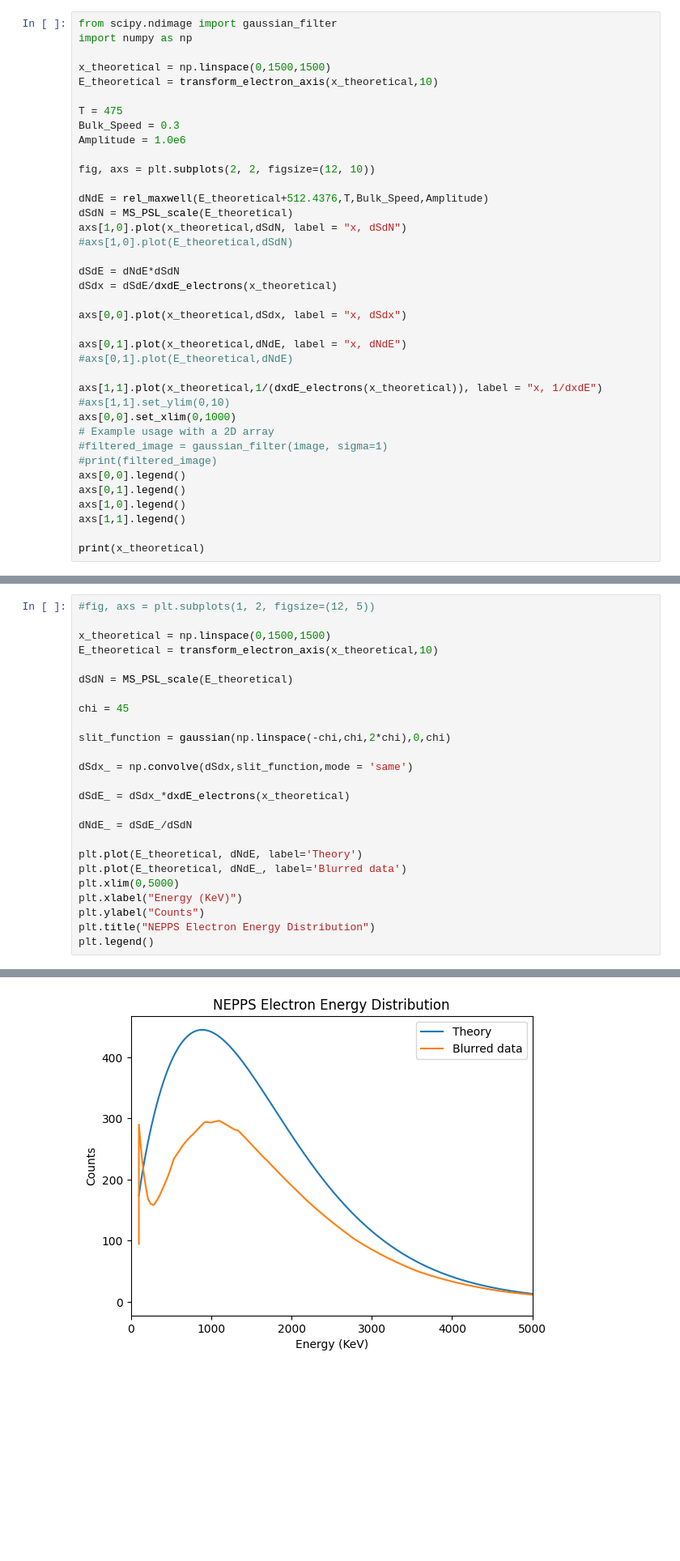
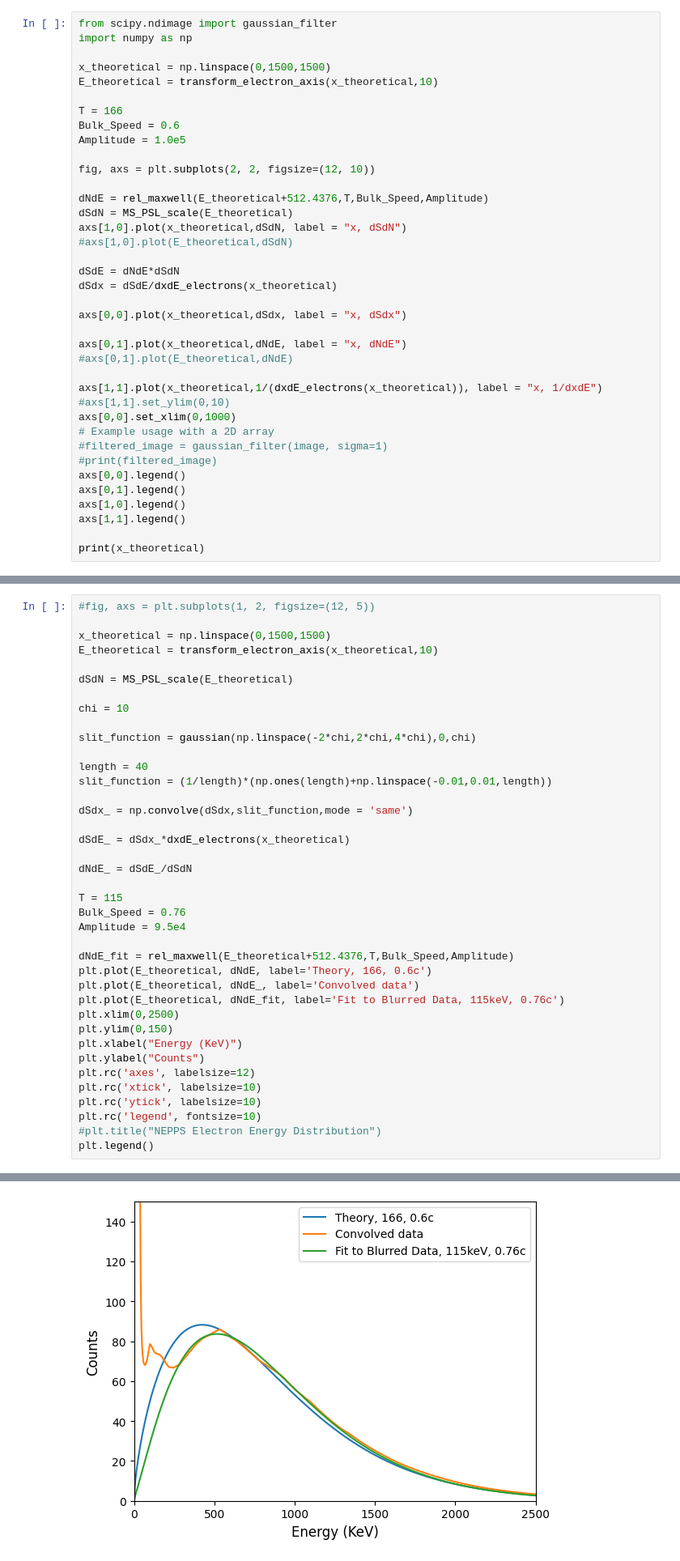
Before and after one commit to Schaeffer-Lab/Dec-2024-Shock-Data, a Jupyter notebook: NEPPS_HDR_Processing.ipynb, the cells around one changed output, grey strips where cells are left out. Shown at 81% size. Saved outputs shown, nothing was run; the diff lists cells and outputs as text; blank space fills up the shorter version.

```diff
--- a/NEPPS_HDR_Processing.ipynb
+++ b/NEPPS_HDR_Processing.ipynb
@@ -396,9 +400,9 @@ import numpy as np
 x_theoretical = np.linspace(0,1500,1500)
 E_theoretical = transform_electron_axis(x_theoretical,10)
 
-T = 475
-Bulk_Speed = 0.3
-Amplitude = 1.0e6
+T = 166
+Bulk_Speed = 0.6
+Amplitude = 1.0e5
 
 fig, axs = plt.subplots(2, 2, figsize=(12, 10))
 
@@ -436,30 +440,44 @@ print(x_theoretical)
 # %%
 #fig, axs = plt.subplots(1, 2, figsize=(12, 5))
 
 x_theoretical = np.linspace(0,1500,1500)
 E_theoretical = transform_electron_axis(x_theoretical,10)
 
 dSdN = MS_PSL_scale(E_theoretical)
 
-chi = 45
+chi = 10
 
-slit_function = gaussian(np.linspace(-chi,chi,2*chi),0,chi)
+slit_function = gaussian(np.linspace(-2*chi,2*chi,4*chi),0,chi)
+
+length = 40
+slit_function = (1/length)*(np.ones(length)+np.linspace(-0.01,0.01,length))
 
 dSdx_ = np.convolve(dSdx,slit_function,mode = 'same')
 
 dSdE_ = dSdx_*dxdE_electrons(x_theoretical)
 
 dNdE_ = dSdE_/dSdN
 
-plt.plot(E_theoretical, dNdE, label='Theory')
-plt.plot(E_theoretical, dNdE_, label='Blurred data')
-plt.xlim(0,5000)
+T = 115
+Bulk_Speed = 0.76
+Amplitude = 9.5e4
+
+dNdE_fit = rel_maxwell(E_theoretical+512.4376,T,Bulk_Speed,Amplitude)
+plt.plot(E_theoretical, dNdE, label='Theory, 166, 0.6c')
+plt.plot(E_theoretical, dNdE_, label='Convolved data')
+plt.plot(E_theoretical, dNdE_fit, label='Fit to Blurred Data, 115keV, 0.76c')
+plt.xlim(0,2500)
+plt.ylim(0,150)
 plt.xlabel("Energy (KeV)")
 plt.ylabel("Counts")
-plt.title("NEPPS Electron Energy Distribution")
+plt.rc('axes', labelsize=12)
+plt.rc('xtick', labelsize=10)
+plt.rc('ytick', labelsize=10)
+plt.rc('legend', fontsize=10)
+#plt.title("NEPPS Electron Energy Distribution")
 plt.legend()
 # %% [output]
 103.4301408
 1034
 <matplotlib.legend.Legend at 0x...>
-[figure, old version]
+[figure, new version]
```
Also changed, not shown: parts of 23 cells of this notebook, 13 other files.
